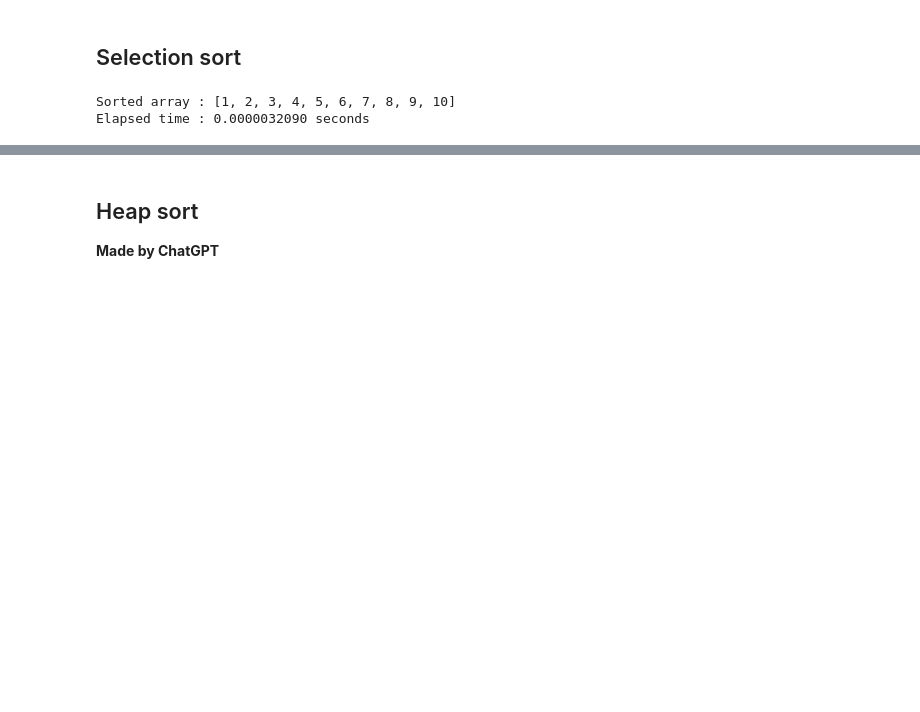
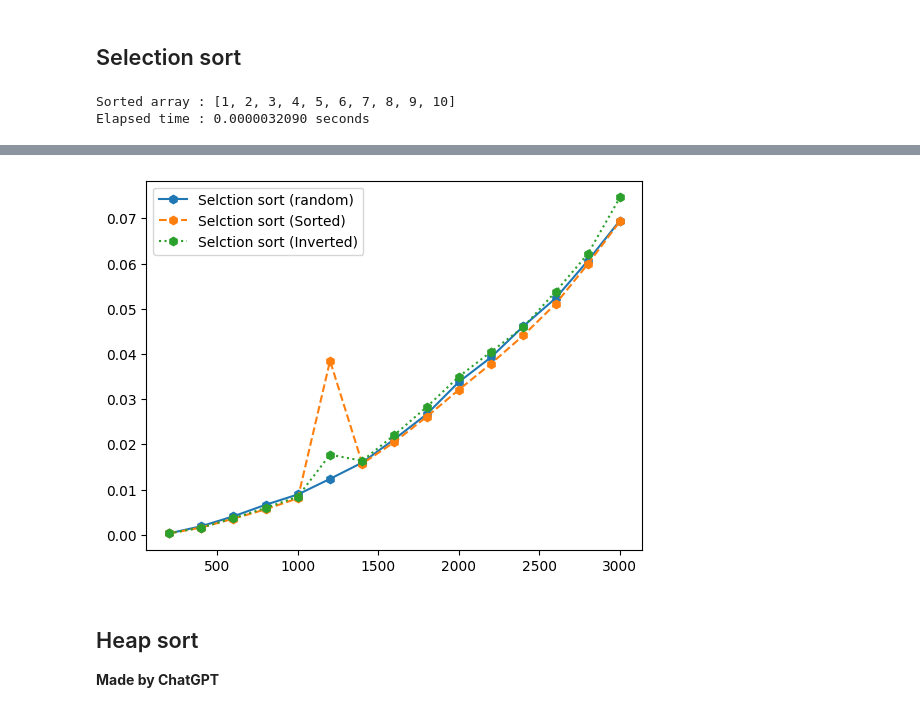
Before and after one commit to zshelali/projet-it4-complexity, a Jupyter notebook: TP - 2023 - Time Complexity sorting algorithms.ipynb, the cells around one changed output, grey strips where cells are left out. Saved outputs shown, nothing was run; the diff lists cells and outputs as text; code cells hidden in the pictures; blank space fills up the shorter version.

```diff
--- a/TP - 2023 - Time Complexity sorting algorithms.ipynb
+++ b/TP - 2023 - Time Complexity sorting algorithms.ipynb
@@ -460,3 +471,7 @@ Elapsed time : 0.0000032090 seconds
+# %%
+executerTri(selection_sort, 'h', 'Selction sort')
+# %% [output]
+[figure, added]
 # %% [markdown]
 ## Heap sort
 **Made by ChatGPT**
```
Also changed, not shown: parts of 15 cells of this notebook.
